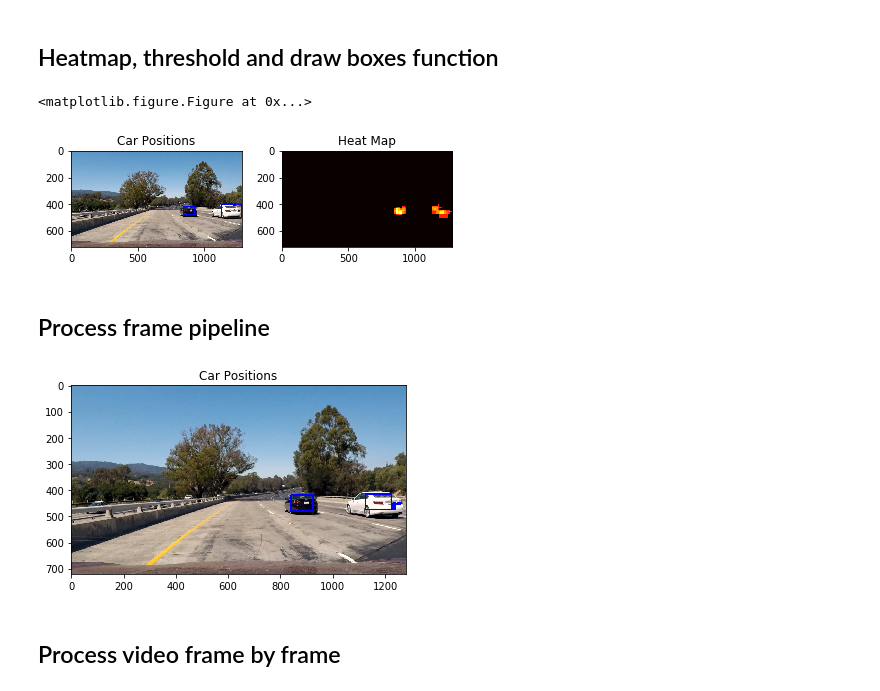
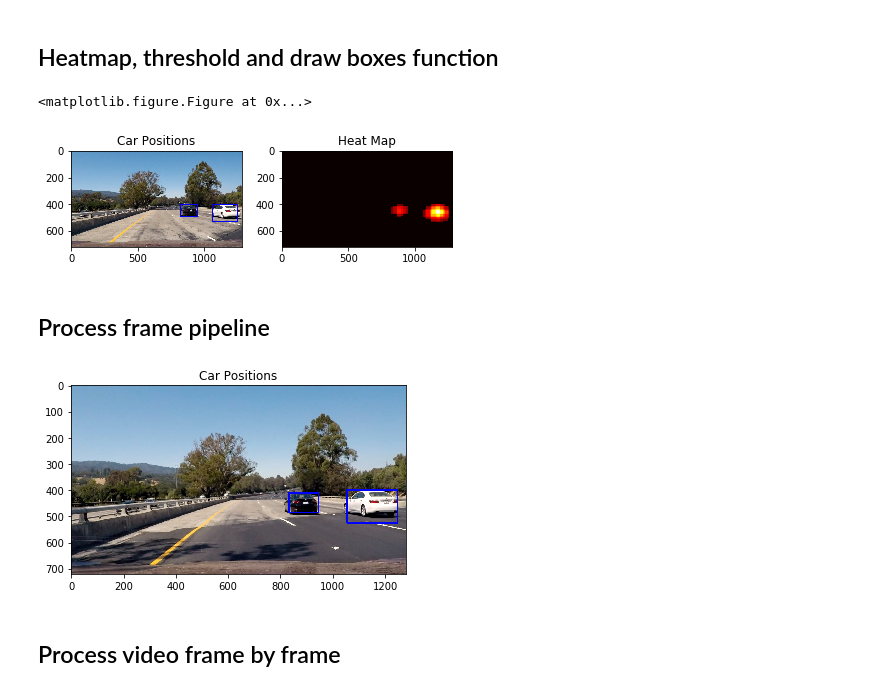
Before and after one commit to qifengzhou/Udacity_SDCND_P5_VehicelDetection, a Jupyter notebook: CarND_ObjectsDetectionTracking_P5.ipynb, the cells around one changed output. Cells and saved outputs as stored; diff of their text form; code cells hidden in the pictures.

```diff
--- a/CarND_ObjectsDetectionTracking_P5.ipynb
+++ b/CarND_ObjectsDetectionTracking_P5.ipynb
@@ -154,12 +154,12 @@ plt.savefig("../output_images/Car_NotCar_HOG.jpg")
 #notcars = notcars[0:sample_size]
 
 ### TODO: Tweak these parameters and see how the results change.
-color_space = 'YCrCb' # Can be RGB, HSV, LUV, HLS, YUV, YCrCb
-orient = 11  # HOG orientations
+color_space = 'LUV' # Can be RGB, HSV, LUV, HLS, YUV, YCrCb
+orient = 8  # HOG orientations
 pix_per_cell = 8 # HOG pixels per cell
 cell_per_block = 2 # HOG cells per block
 hog_channel = 0 # Can be 0, 1, 2, or "ALL"
-spatial_size = (32, 32) # Spatial binning dimensions
+spatial_size = (16, 16) # Spatial binning dimensions
 hist_bins = 32    # Number of histogram bins
 spatial_feat = True # Spatial features on or off
 hist_feat = True # Histogram features on or off
@@ -234,20 +234,20 @@ draw_image = np.copy(image)
 image = image.astype(np.float32)/255
 
 def find_hot_windows(img):
-    color_space = 'YCrCb' # Can be RGB, HSV, LUV, HLS, YUV, YCrCb
-    orient = 11  # HOG orientations
+    color_space = 'LUV' # Can be RGB, HSV, LUV, HLS, YUV, YCrCb
+    orient = 8  # HOG orientations
     pix_per_cell = 8 # HOG pixels per cell
     cell_per_block = 2 # HOG cells per block
     hog_channel = 0 # Can be 0, 1, 2, or "ALL"
-    spatial_size = (32,32) # Spatial binning dimensions
+    spatial_size = (16,16) # Spatial binning dimensions
     hist_bins = 32    # Number of histogram bins
     spatial_feat = True # Spatial features on or off
     hist_feat = True # Histogram features on or off
     hog_feat = True # HOG features on or off
     y_start_stop = [500, 700] # Min and max in y to search in slide_window()
     x_start_stop=[None, None]
-    y_buffer = [[400, 490], [410,500], [400,500],[420,520], [400,560],[430,590], [400,650],[410,710]]
-    xy_windows = [(30,30), (30,30), (50,50), (50, 50), (80,80), (80,80), (150,150), (150,150)]
+    y_buffer = [[400, 528], [410,538], [400,548],[420,568], [400,576],[410,586], [400,650],[410,700]]
+    xy_windows = [(64,64), (64,64), (74,74), (74, 74), (86,86), (86,86), (125,125), (125,125)]
     hot_windows_all = []
 
     for i in range(len(xy_windows)):
@@ -341,7 +341,7 @@ def draw_labeled_bboxes(img, labels):
 heat = add_heat(heat,rectangles)
 
 # Apply threshold to help remove false positives
-heat = apply_threshold(heat,4)
+heat = apply_threshold(heat,3)
 
 # Visualize the heatmap when displaying
 heatmap = np.clip(heat, 0, 255)
@@ -361,7 +361,7 @@ fig.tight_layout()
 plt.savefig("../output_images/Scan_road_heatmap.jpg")
 # %% [output]
 <matplotlib.figure.Figure at 0x...>
-[figure, old version]
+[figure, new version]
 # %% [markdown]
 ## Process frame pipeline
 # %%
@@ -381,7 +381,7 @@ def image_process(img):
     heat = add_heat(heat,rectangles)
 
     # Apply threshold to help remove false positives
-    heat = apply_threshold(heat,5)
+    heat = apply_threshold(heat,4)
 
     # Visualize the heatmap when displaying
     heatmap = np.clip(heat, 0, 255)
@@ -391,15 +391,15 @@ def image_process(img):
     draw_img = draw_labeled_bboxes(draw_image, labels)
     return draw_img
 # %%
-img = mpimg.imread('../test_images/test1.jpg')
+img = mpimg.imread('../test_images/test4.jpg')
 
 output = image_process(img)
 plt.figure()
 plt.imshow(output)
 plt.title('Car Positions')
 plt.savefig("../output_images/Scan_road_pipeline.jpg")
 # %% [output]
-[figure, old version]
+[figure, new version]
 # %% [markdown]
 ## Process video frame by frame
 # %%
```
Also changed, not shown: parts of 9 cells of this notebook, 1 other file.
